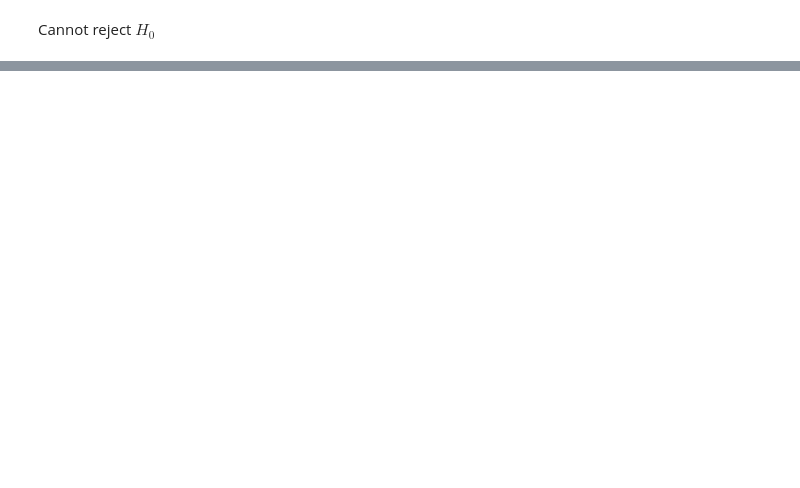
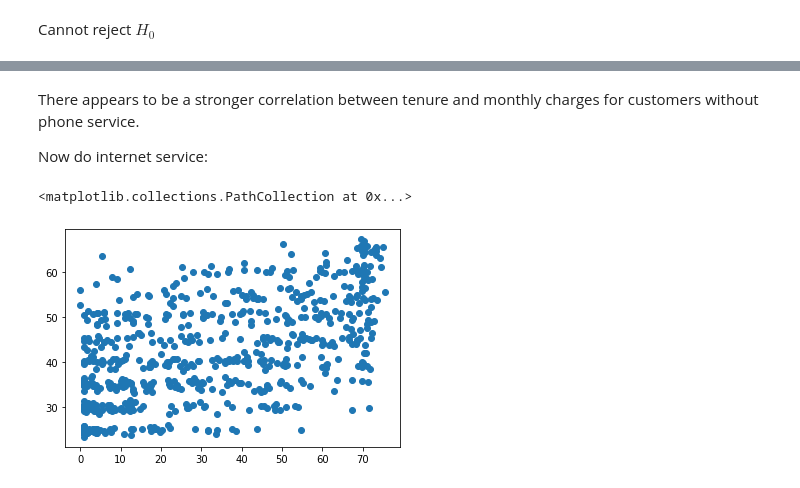
Before and after one commit to stephenfitzsimon/statistics-exercises, a Jupyter notebook: hypothesis_testing.ipynb, the cells around one changed output, grey strips where cells are left out. Saved outputs shown, nothing was run; the diff lists cells and outputs as text; code cells hidden in the pictures; blank space fills up the shorter version.

```diff
--- a/hypothesis_testing.ipynb
+++ b/hypothesis_testing.ipynb
@@ -496,0 +434,10 @@ Use the sleepstudy data. Is there a relationship between days and reaction time?
+# %% [markdown]
+There appears to be a stronger correlation between tenure and monthly charges for customers without phone service.
+
+Now do internet service:
+# %%
+#customers without internet
+plt.scatter(data = tl[tl.internet_type == 'No Internet Service'], x = 'tenure', y = 'monthly_charges')
+# %% [output]
+<matplotlib.collections.PathCollection at 0x...>
+[figure, added]
```
Also changed, not shown: parts of 114 cells of this notebook.
